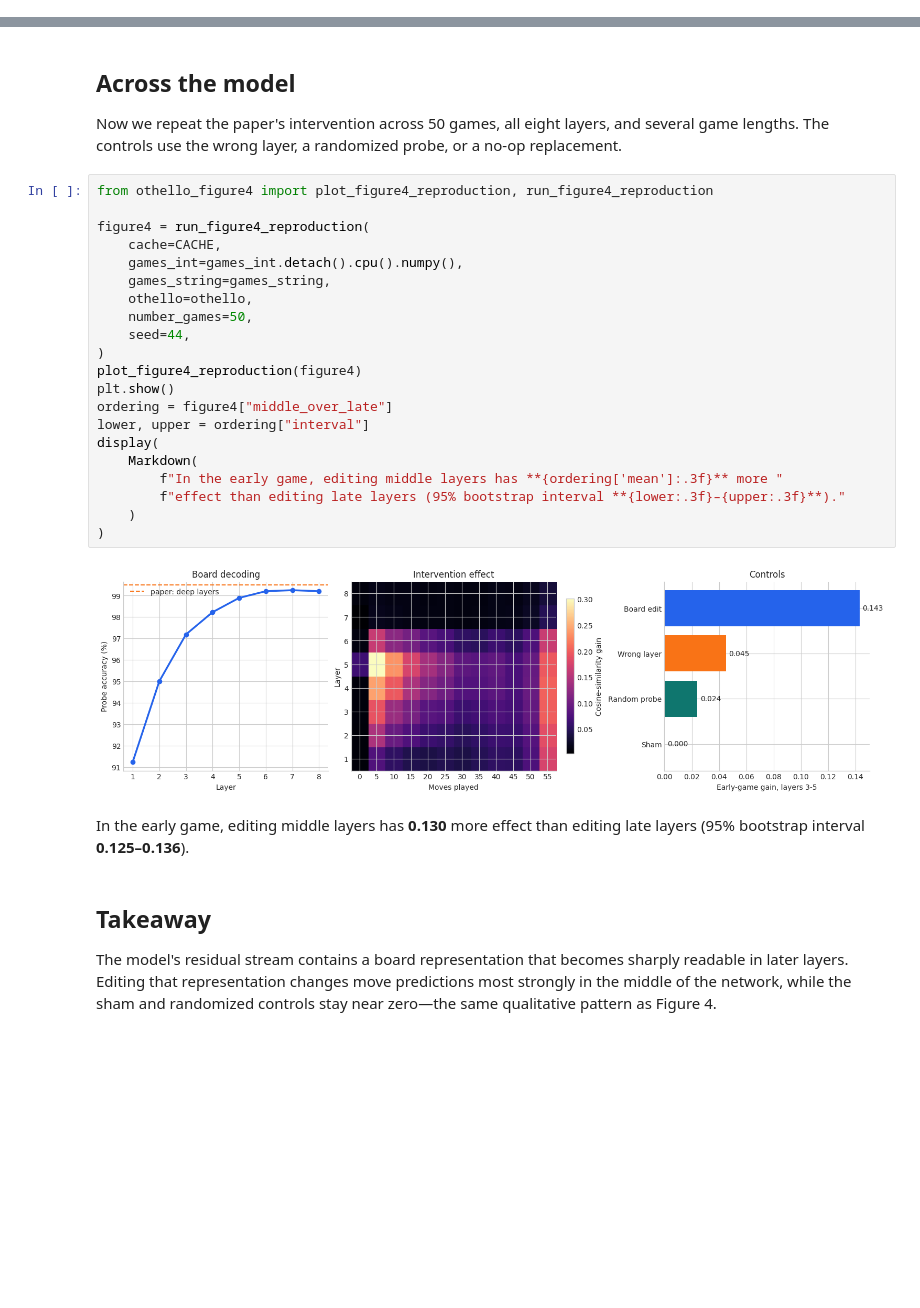
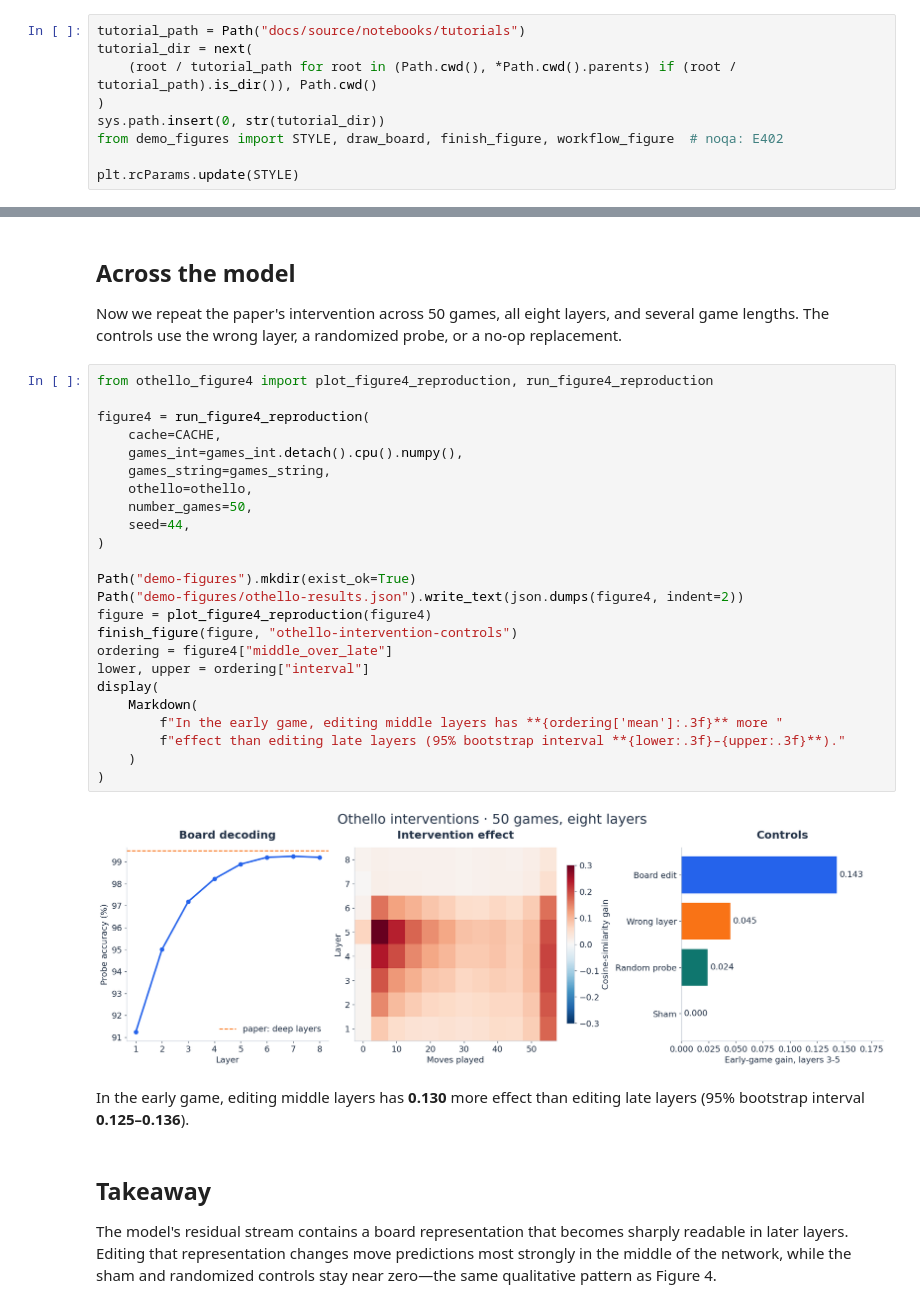
Before and after one commit to Xmaster6y/tdhook, a Jupyter notebook: docs/source/notebooks/tutorials/othello-research-reproduction.ipynb, the cells around one changed output, grey strips where cells are left out. Cells and saved outputs as stored; diff of their text form; blank space fills up the shorter version.

Commit message:
Polish ECML demo notebooks and export presentation figures

```diff
--- a/docs/source/notebooks/tutorials/othello-research-reproduction.ipynb
+++ b/docs/source/notebooks/tutorials/othello-research-reproduction.ipynb
@@ -34,3 +45,12 @@ from tdhook.interventions import (
 )
 from tdhook.latent import ActivationCaching, SteeringVectors
 from tdhook.targets import Target
+# %%
+tutorial_path = Path("docs/source/notebooks/tutorials")
+tutorial_dir = next(
+    (root / tutorial_path for root in (Path.cwd(), *Path.cwd().parents) if (root / tutorial_path).is_dir()), Path.cwd()
+)
+sys.path.insert(0, str(tutorial_dir))
+from demo_figures import STYLE, draw_board, finish_figure, workflow_figure  # noqa: E402
+
+plt.rcParams.update(STYLE)
@@ -319,26 +343,29 @@ Now we repeat the paper's intervention across 50 games, all eight layers, and se
 # %%
 from othello_figure4 import plot_figure4_reproduction, run_figure4_reproduction
 
 figure4 = run_figure4_reproduction(
     cache=CACHE,
     games_int=games_int.detach().cpu().numpy(),
     games_string=games_string,
     othello=othello,
     number_games=50,
     seed=44,
 )
-plot_figure4_reproduction(figure4)
-plt.show()
+
+Path("demo-figures").mkdir(exist_ok=True)
+Path("demo-figures/othello-results.json").write_text(json.dumps(figure4, indent=2))
+figure = plot_figure4_reproduction(figure4)
+finish_figure(figure, "othello-intervention-controls")
 ordering = figure4["middle_over_late"]
 lower, upper = ordering["interval"]
 display(
     Markdown(
         f"In the early game, editing middle layers has **{ordering['mean']:.3f}** more "
         f"effect than editing late layers (95% bootstrap interval **{lower:.3f}–{upper:.3f}**)."
     )
 )
 # %% [output]
-[figure, old version]
+[figure, new version]
 In the early game, editing middle layers has **0.130** more effect than editing late layers (95% bootstrap interval **0.125–0.136**).
 # %% [markdown]
 ## Takeaway
```
Also changed, not shown: parts of 8 cells of this notebook, 7 other files.
